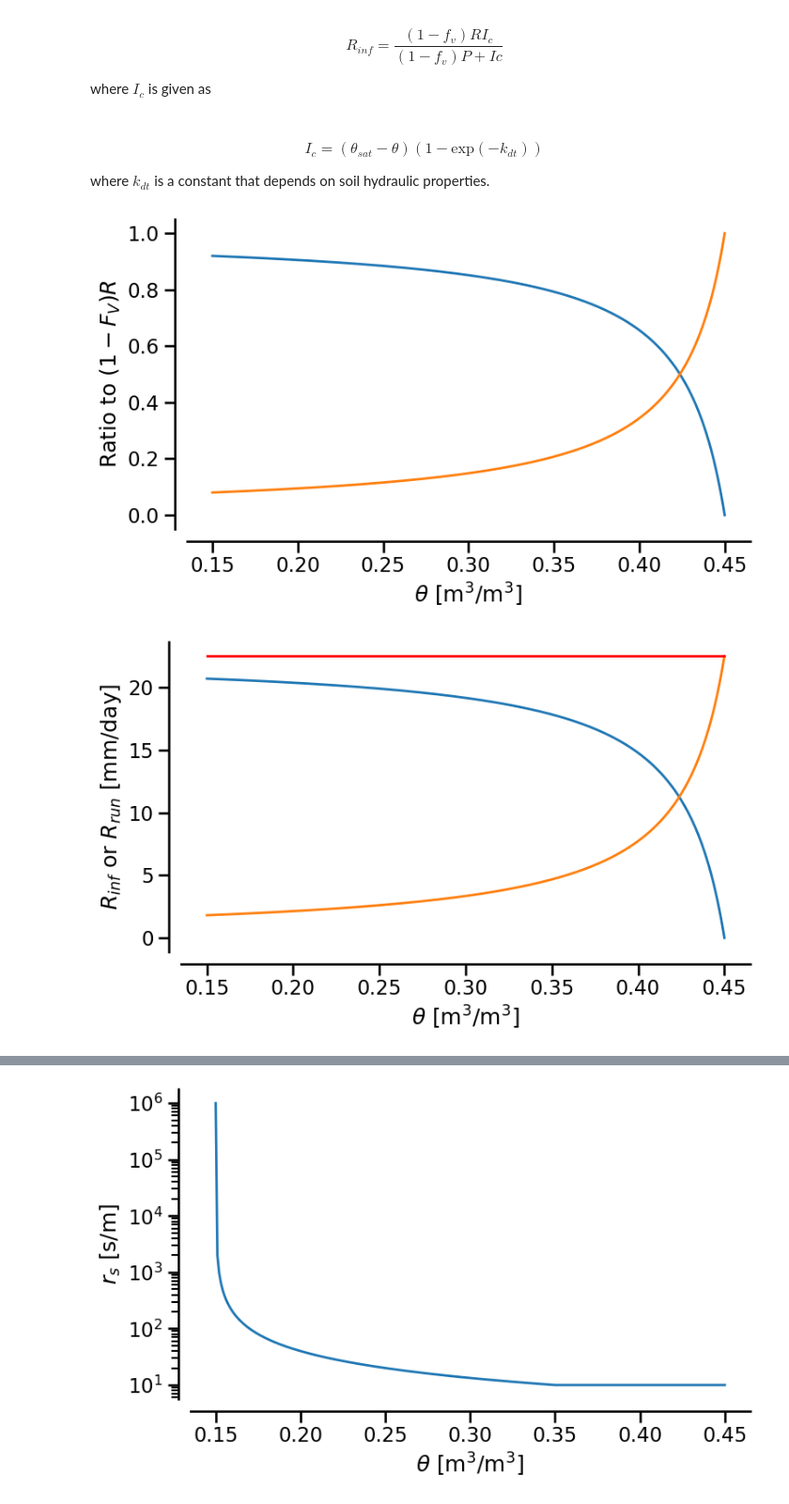
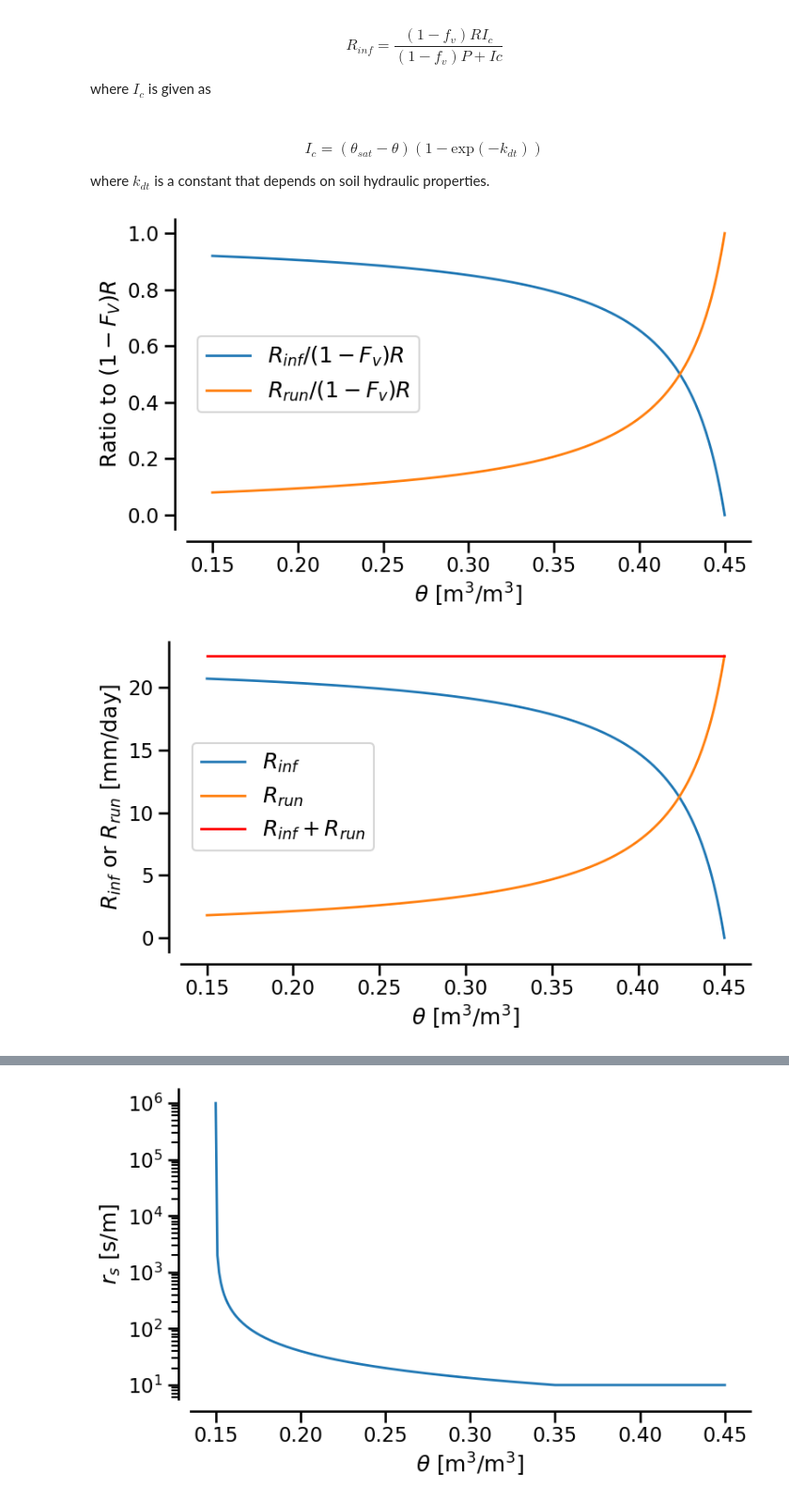
Before and after one commit to junhonglee89/KNU_2025_summer_school_LSM, a Jupyter notebook: Lecture/water_budget.ipynb, the cells around one changed output, grey strips where cells are left out. Shown at 94% size. Drawn from its saved outputs; the diff is of its cells as text; code cells hidden in the pictures.

Commit message:
Add new figure & fix typos

```diff
--- a/Lecture/water_budget.ipynb
+++ b/Lecture/water_budget.ipynb
@@ -113,39 +113,41 @@ runoff       = calculate_runoff(rain_at_surface, infiltration)
 # %%
 # plot
 
 import seaborn as sns
 import matplotlib.pyplot as plt
 
 sns.set_context('talk')
 fig, ax = plt.subplots(figsize=(8, 5))
 
-ax.plot(theta, infiltration/rain_at_surface, linewidth=2)
-ax.plot(theta, runoff/rain_at_surface,       linewidth=2)
+ax.plot(theta, infiltration/rain_at_surface, linewidth=2, label='$R_{inf} / (1 - F_v)R$')
+ax.plot(theta, runoff/rain_at_surface,       linewidth=2, label='$R_{run} / (1 - F_v)R$')
 
 ax.set_xlabel(r'$\theta$ [m$^{3}$/m$^{3}$]', fontsize=18)
 ax.set_ylabel('Ratio to $(1-F_V)R$', fontsize=18)
+ax.legend(fontsize=18)
 
 sns.despine(offset=10)
 plt.tight_layout()
 # %% [output]
-[figure, old version]
+[figure, new version]
 # %%
 # plot
 
 sns.set_context('talk')
 fig, ax = plt.subplots(figsize=(8, 5))
 
-ax.plot(theta, infiltration * 86400., linewidth=2)
-ax.plot(theta, runoff * 86400.,       linewidth=2)
-ax.plot(theta, runoff * 86400. + infiltration * 86400.,       linewidth=2, c='r')
+ax.plot(theta, infiltration * 86400., linewidth=2, label='$R_{inf}$')
+ax.plot(theta, runoff * 86400.,       linewidth=2, label='$R_{run}$')
+ax.plot(theta, runoff * 86400. + infiltration * 86400.,       linewidth=2, c='r', label='$R_{inf} + R_{run}$')
 
 ax.set_xlabel(r'$\theta$ [m$^{3}$/m$^{3}$]', fontsize=18)
 ax.set_ylabel('$R_{inf}$ or $R_{run}$ [mm/day]', fontsize=18)
+ax.legend(fontsize=18)
 
 sns.despine(offset=10)
 plt.tight_layout()
 # %% [output]
-[figure, old version]
+[figure, new version]
 # %% [markdown]
 <br>
 <br>
```
Also changed, not shown: parts of 6 cells of this notebook, 2 other files.
